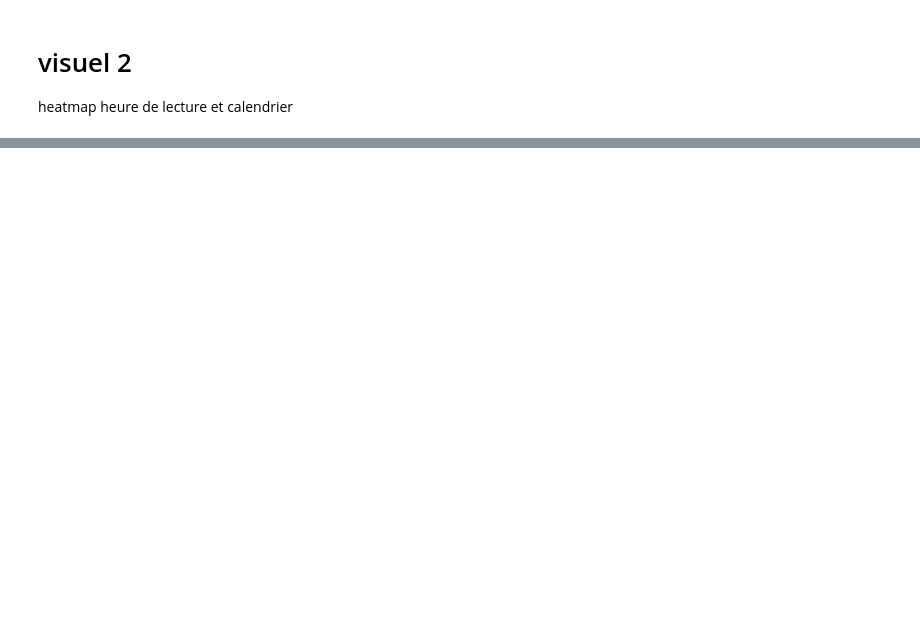
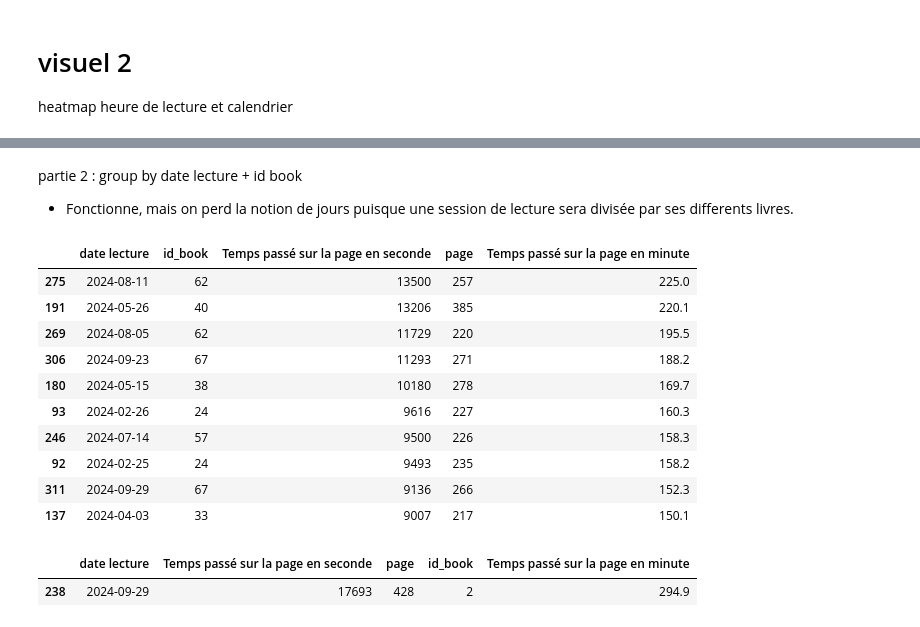
Before and after one commit to ChrisOlv/book_data_analysis, a Jupyter notebook: dataviz/dataviz.ipynb, the cells around one changed output, grey strips where cells are left out. Saved outputs shown, nothing was run; the diff lists cells and outputs as text; code cells hidden in the pictures; blank space fills up the shorter version.

```diff
--- a/dataviz/dataviz.ipynb
+++ b/dataviz/dataviz.ipynb
@@ -332,0 +392,42 @@ heatmap heure de lecture et calendrier
+# %% [markdown]
+partie 2 : group by date lecture + id book
+* Fonctionne, mais on perd la notion de jours puisque une session de lecture sera divisée par ses differents livres.
+# %%
+df_stat_grouped_date_2 = df_stat.groupby(['date lecture', 'id_book']).agg({
+    'Temps passé sur la page en seconde': 'sum',
+    'page': 'nunique',
+}).reset_index()
+
+# Calcul du temps passé en minutes
+df_stat_grouped_date_2["Temps passé sur la page en minute"] = (df_stat_grouped_date_2["Temps passé sur la page en seconde"] / 60).round(1)
+
+
+
+df_stat_grouped_date_2.sort_values("Temps passé sur la page en minute", ascending=False).head(10)
+# %% [output]
+|  | date lecture | id_book | Temps passé sur la page en seconde | page | Temps passé sur la page en minute |
+| 275 | 2024-08-11 | 62 | 13500 | 257 | 225.0 |
+| 191 | 2024-05-26 | 40 | 13206 | 385 | 220.1 |
+| 269 | 2024-08-05 | 62 | 11729 | 220 | 195.5 |
+| 306 | 2024-09-23 | 67 | 11293 | 271 | 188.2 |
+| 180 | 2024-05-15 | 38 | 10180 | 278 | 169.7 |
+| 93 | 2024-02-26 | 24 | 9616 | 227 | 160.3 |
+| 246 | 2024-07-14 | 57 | 9500 | 226 | 158.3 |
+| 92 | 2024-02-25 | 24 | 9493 | 235 | 158.2 |
+| 311 | 2024-09-29 | 67 | 9136 | 266 | 152.3 |
+| 137 | 2024-04-03 | 33 | 9007 | 217 | 150.1 |
+# %%
+
+# jour_vitesse = df_stat_grouped_date [df_stat_grouped_date["Temps passé sur la page en minute"] == df_stat_grouped_date["Temps passé sur la page en minute"].max()]
+
+df_stat_grouped_date [df_stat_grouped_date["Temps passé sur la page en minute"] == df_stat_grouped_date["Temps passé sur la page en minute"].max()]
+# print(jour_vitesse)
+# livre_addict = df_book_updated[df_book_updated["minutes_lecture_par_jour_de_lecture"] == df_book_updated["minutes_lecture_par_jour_de_lecture"].max()]
+# titre_livre_addict = livre_addict["Titre"].values[0]
+# auteur_livre_addict = livre_addict["Auteurs"].values[0]
+# minutes_livre_addict = livre_addict["minutes_lecture_par_jour_de_lecture"].values[0]
+
+# print(f"Livre lu avec la moyenne de temps de lecture par jour la plus élevée : {titre_livre_addict} de {auteur_livre_addict} avec {minutes_livre_addict} minutes de lecture par jour")
+# %% [output]
+|  | date lecture | Temps passé sur la page en seconde | page | id_book | Temps passé sur la page en minute |
+| 238 | 2024-09-29 | 17693 | 428 | 2 | 294.9 |
```
Also changed, not shown: parts of 20 cells of this notebook, 5 other files.
